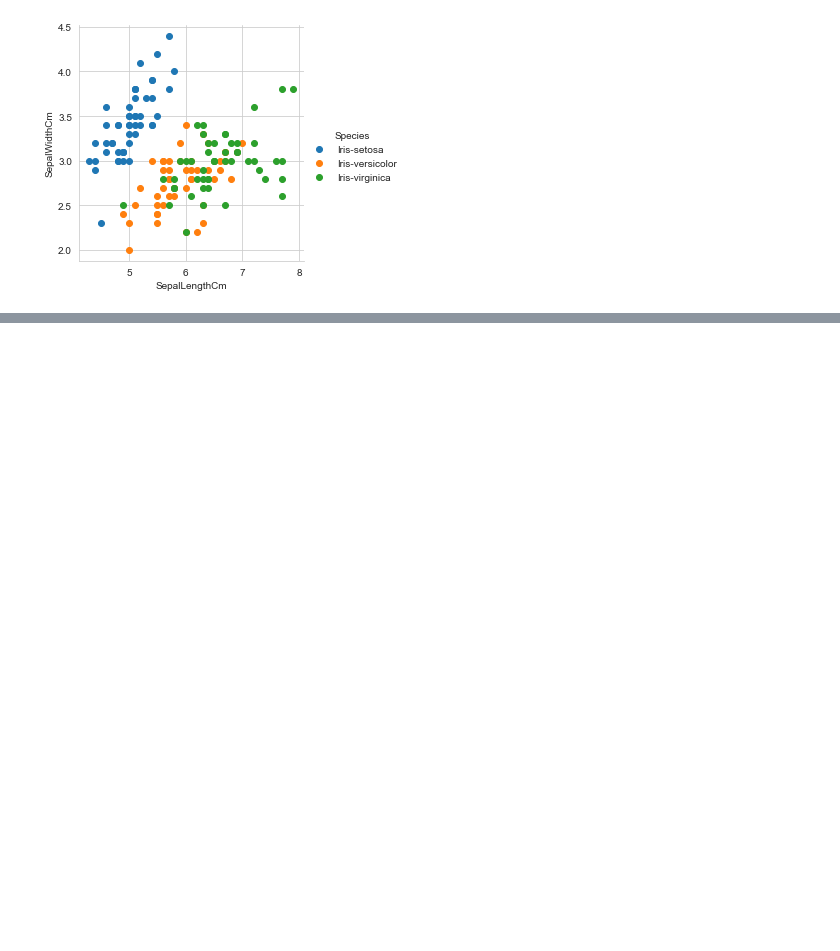
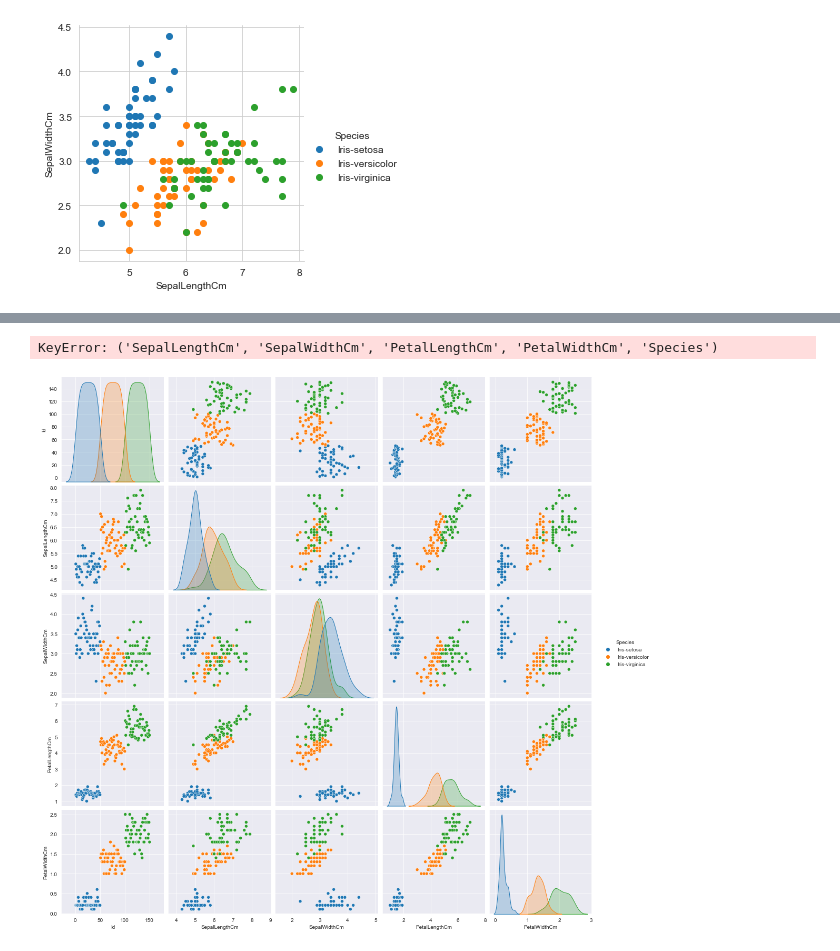
Before and after one commit to ashishsahu1/ML-CacheYard, a Jupyter notebook: AppliedAI/Module 2/EDA/iris.ipynb, the cells around one changed output, grey strips where cells are left out. Drawn from its saved outputs; the diff is of its cells as text; code cells hidden in the pictures; blank space fills up the shorter version.

```diff
--- a/AppliedAI/Module 2/EDA/iris.ipynb
+++ b/AppliedAI/Module 2/EDA/iris.ipynb
@@ -51,0 +49,11 @@ plt.show()
+# %%
+iris2 = iris['SepalLengthCm', 'SepalWidthCm', 'PetalLengthCm', 'PetalWidthCm',
+       'Species']
+# %% [output]
+KeyError: ('SepalLengthCm', 'SepalWidthCm', 'PetalLengthCm', 'PetalWidthCm', 'Species')
+# %%
+sns.set_style("darkgrid")
+sns.pairplot(iris,hue = "Species", size = 3)
+plt.show()
+# %% [output]
+[figure, added]
```
Also changed, not shown: parts of 8 cells of this notebook.
